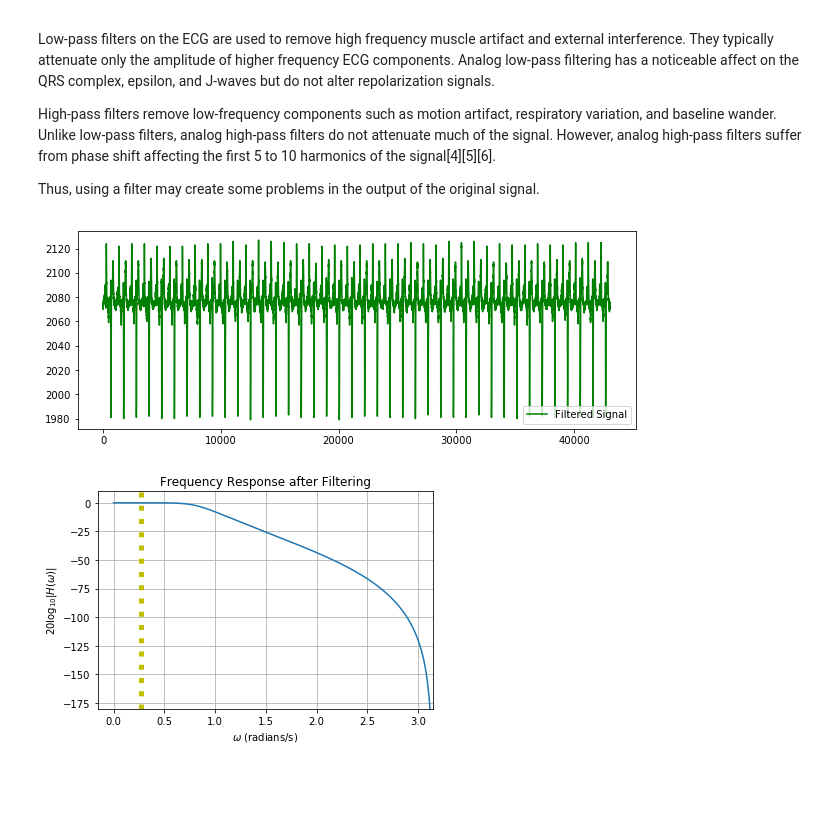
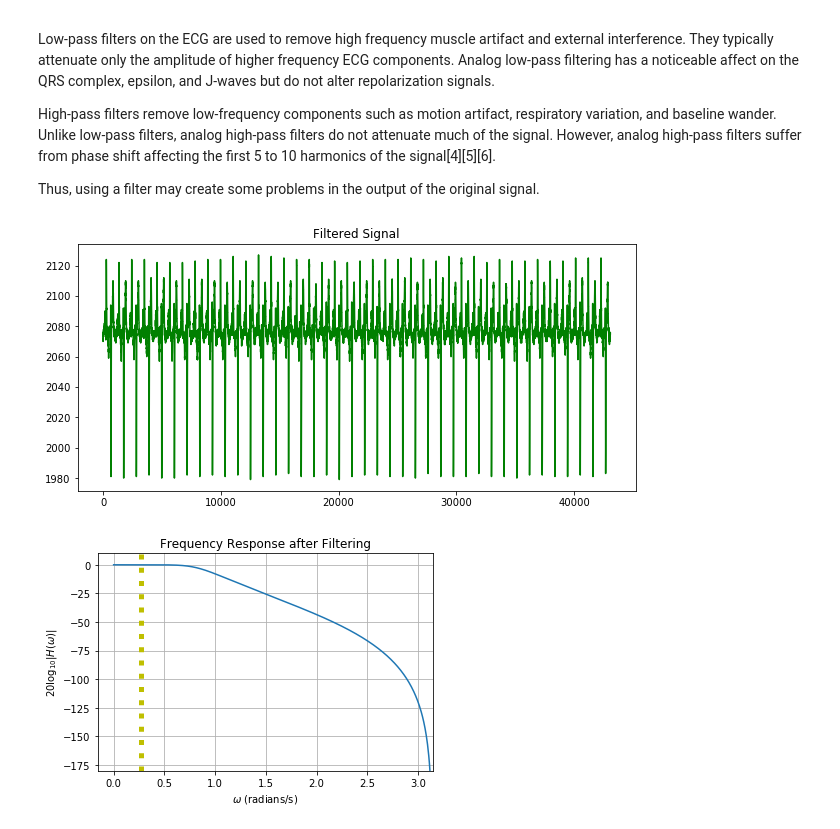
Before and after one commit to sjoshi94/MIdterm-project, a Jupyter notebook: Biomedical - Midterm Project.ipynb, the cells around one changed output. Saved outputs shown, nothing was run; the diff lists cells and outputs as text; code cells hidden in the pictures; blank space fills up the shorter version.

```diff
--- a/Biomedical - Midterm Project.ipynb
+++ b/Biomedical - Midterm Project.ipynb
@@ -138,29 +138,30 @@ Thus, using a filter may create some problems in the output of the original sign
 # %%
 from scipy.signal import butter, lfilter
 
 
 def butter_lowpass(cutoff, fs, order=4):
     Nyqfreq = 0.5 * fs
     normal_cutoff = cutoff / Nyqfreq
     b, a = butter(order, normal_cutoff, btype='low', analog=False)
     return b, a
 
 def butter_lowpass_filter(data, cutoff, fs, order):
     b, a = butter_lowpass(cutoff, fs, order=order)
     s = lfilter(b, a, data)
     return s
 
 
 filtered = butter_lowpass_filter(Line, 10e1, 200.0, 4)
 
 
-plt.figure (figsize=(10,8))
+plt.figure (figsize=(10,10))
 
 plt.subplot(211)
-plt.plot(filtered, color='g', label='Filtered Signal')
+plt.title('Filtered Signal')
+plt.plot(filtered, color='g')
 
 plt.legend(loc=4)
 plt.show()
 # %% [output]
-[figure, old version]
+[figure, new version]
 # %%
```
Also changed, not shown: parts of 4 cells of this notebook.
